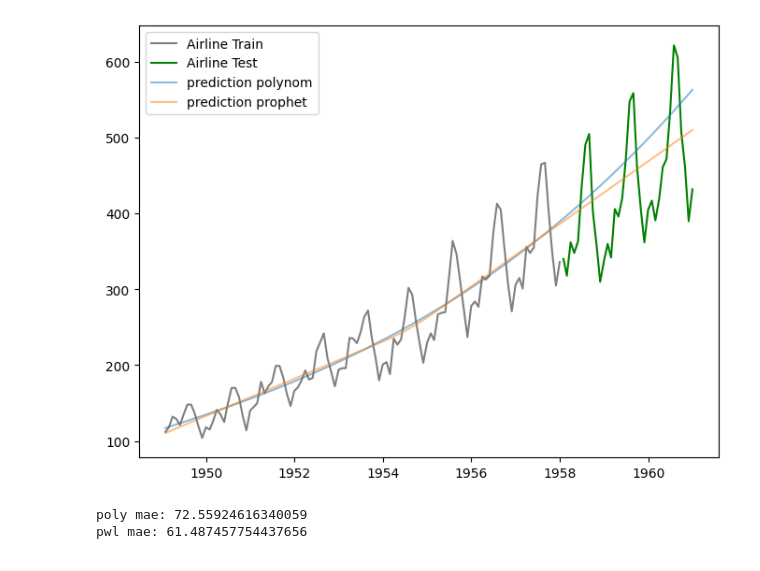
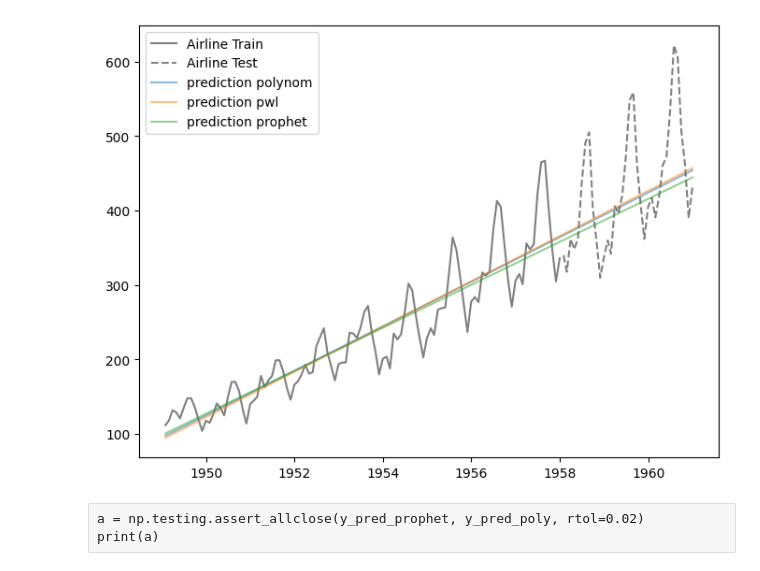
Before and after one commit to sbuse/ts_forecasting, a Jupyter notebook: sktime_tests/working_on_sktime/piecewise detrend airline.ipynb, the cells around one changed output. Drawn from its saved outputs; the diff is of its cells as text; code cells hidden in the pictures.

Commit message:
more tests

```diff
--- a/sktime_tests/working_on_sktime/piecewise detrend airline.ipynb
+++ b/sktime_tests/working_on_sktime/piecewise detrend airline.ipynb
@@ -28,9 +14,34 @@ y_pred_poly = poly.fit(y_train).predict(fh)
 # %%
+y =load_airline().to_timestamp(freq='M')
+y_train, y_test = temporal_train_test_split(y)
+
+
+changepoint_prior_scale = 0.001
+
+fh = ForecastingHorizon(y.index, is_relative=False)
+
+prophet = Prophet(
+    daily_seasonality=False,
+    weekly_seasonality=False,
+    yearly_seasonality=False,
+    changepoint_prior_scale=changepoint_prior_scale
+)
+pwl =  PiecewiseLinearTrendForecaster(changepoint_prior_scale=changepoint_prior_scale)
+poly = PolynomialTrendForecaster(degree=1)
+
+np.random.seed(1000)
+
+y_pred_pwl  = pwl.fit(y_train).predict(fh)
+y_pred_poly = poly.fit(y_train).predict(fh)
+y_pred_prophet  = prophet.fit(y_train).predict(fh)
+
 fig, ax = plt.subplots(figsize=(8, 6))
 plt.plot(y_train, color='grey', label="Airline Train")
-plt.plot(y_test, color='green', label="Airline Test")
+plt.plot(y_test, color='grey', linestyle="--", label="Airline Test")
 plt.plot(y_pred_poly,label="prediction polynom", alpha=0.5)
+plt.plot(y_pred_pwl,label="prediction pwl", alpha=0.5)
 plt.plot(y_pred_prophet,label="prediction prophet", alpha=0.5)
+
 plt.legend()
 plt.show()
 # %% [output]
@@ -37,13 +60,4 @@ plt.show()
-[figure, old version]
+[figure, new version]
-# %%
-from sklearn.metrics        import mean_absolute_error
-
-fh = ForecastingHorizon(y_test.index, is_relative=False)
-y_pred_prophet = pwl.predict(fh)
-y_pred_poly = poly.predict(fh)
-
-print("poly mae:",mean_absolute_error(y_test,y_pred_poly))
-print("pwl mae:",mean_absolute_error(y_test,y_pred_prophet))
-# %% [output]
-poly mae: 72.55924616340059
-pwl mae: 61.487457754437656
+# %% [raw]
+a = np.testing.assert_allclose(y_pred_prophet, y_pred_poly, rtol=0.02)
+print(a)
```
Also changed, not shown: parts of 7 cells of this notebook.
